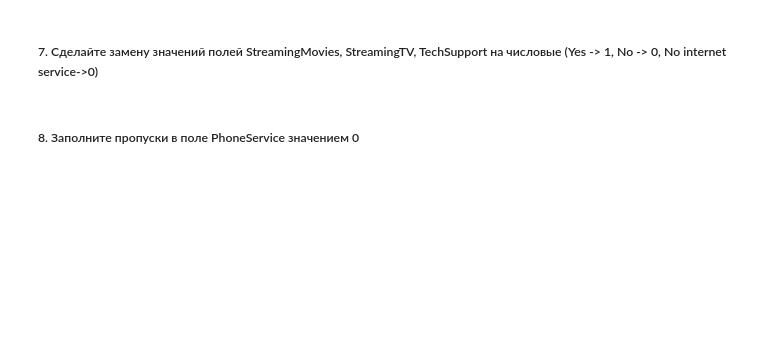
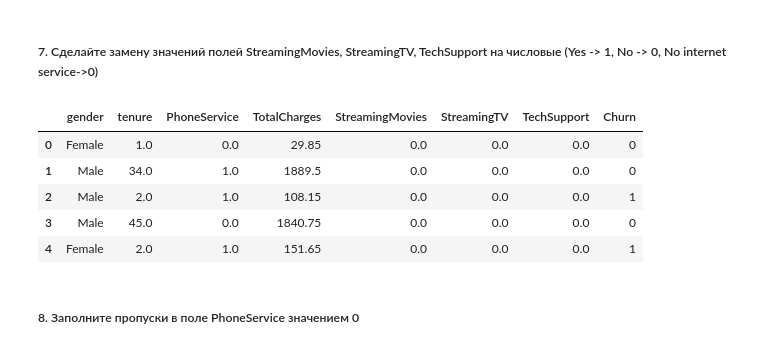
Before and after one commit to humantom88/geekbrains-ml-in-business, a Jupyter notebook: lesson1/homework/HW1.ipynb, the cells around one changed output. Drawn from its saved outputs; the diff is of its cells as text; code cells hidden in the pictures; blank space fills up the shorter version.

```diff
--- a/lesson1/homework/HW1.ipynb
+++ b/lesson1/homework/HW1.ipynb
@@ -111,3 +142,17 @@ df.astype('float')
+# %%
+# Ваш код здесь
+columns = ["StreamingMovies", "StreamingTV", "TechSupport"]
+for col in columns:
+    df[col] = df[col].map(lambda x: 1.0 if x == "Yes" else 0.0)
+
+df.head(5)
+# %% [output]
+|  | gender | tenure | PhoneService | TotalCharges | StreamingMovies | StreamingTV | TechSupport | Churn |
+| 0 | Female | 1.0 | 0.0 | 29.85 | 0.0 | 0.0 | 0.0 | 0 |
+| 1 | Male | 34.0 | 1.0 | 1889.5 | 0.0 | 0.0 | 0.0 | 0 |
+| 2 | Male | 2.0 | 1.0 | 108.15 | 0.0 | 0.0 | 0.0 | 1 |
+| 3 | Male | 45.0 | 0.0 | 1840.75 | 0.0 | 0.0 | 0.0 | 0 |
+| 4 | Female | 2.0 | 1.0 | 151.65 | 0.0 | 0.0 | 0.0 | 1 |
 # %% [markdown]
 ##### 8. Заполните пропуски в поле PhoneService значением 0
 # %%
```
Also changed, not shown: parts of 26 cells of this notebook, 16 other files.
